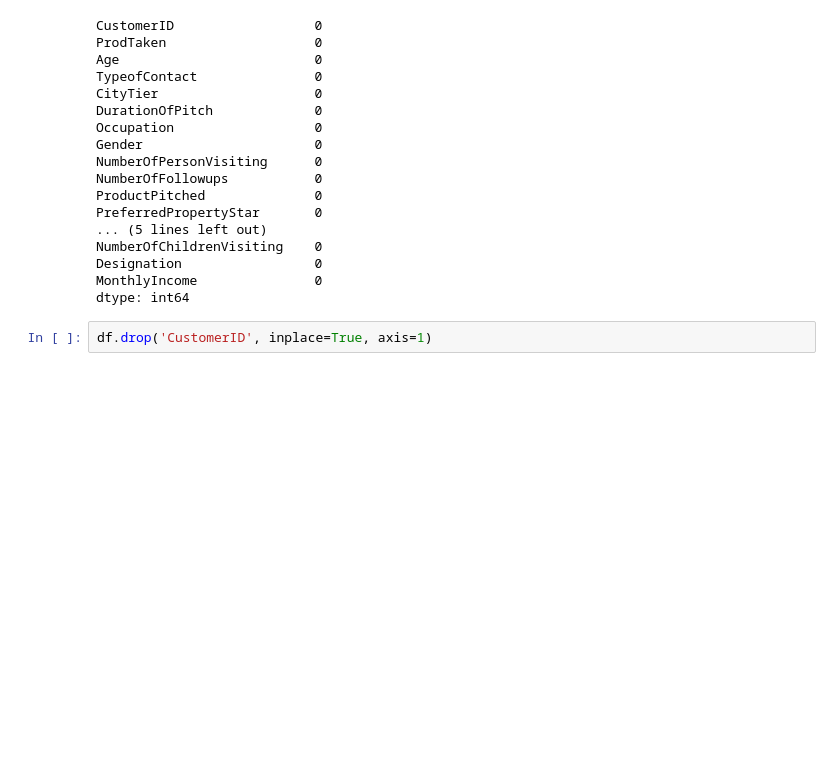
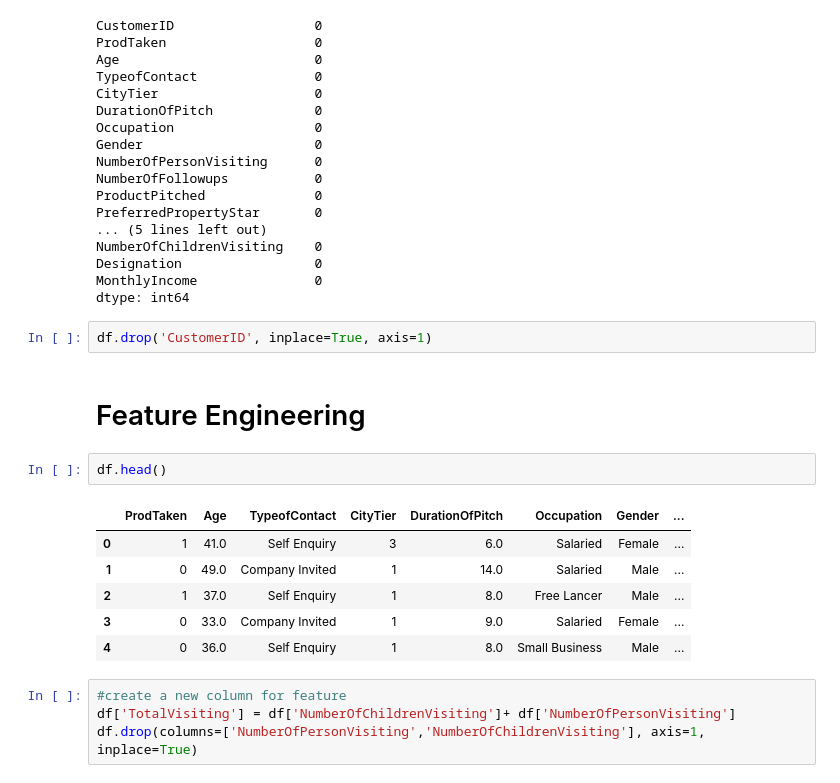
Before and after one commit to niharraju4/Random_Forest-ML-, a Jupyter notebook: holiday_package.ipynb, the cells around one changed output. Drawn from its saved outputs; the diff is of its cells as text; blank space fills up the shorter version.

```diff
--- a/holiday_package.ipynb
+++ b/holiday_package.ipynb
@@ -294,3 +294,18 @@ MonthlyIncome               0
 dtype: int64
 # %%
 df.drop('CustomerID', inplace=True, axis=1)
+# %% [markdown]
+# Feature Engineering
+# %%
+df.head()
+# %% [output]
+|  | ProdTaken | Age | TypeofContact | CityTier | DurationOfPitch | Occupation | Gender | ... |
+| 0 | 1 | 41.0 | Self Enquiry | 3 | 6.0 | Salaried | Female | ... |
+| 1 | 0 | 49.0 | Company Invited | 1 | 14.0 | Salaried | Male | ... |
+| 2 | 1 | 37.0 | Self Enquiry | 1 | 8.0 | Free Lancer | Male | ... |
+| 3 | 0 | 33.0 | Company Invited | 1 | 9.0 | Salaried | Female | ... |
+| 4 | 0 | 36.0 | Self Enquiry | 1 | 8.0 | Small Business | Male | ... |
+# %%
+#create a new column for feature
+df['TotalVisiting'] = df['NumberOfChildrenVisiting']+ df['NumberOfPersonVisiting']
+df.drop(columns=['NumberOfPersonVisiting','NumberOfChildrenVisiting'], axis=1, inplace=True)
```
Also changed, not shown: parts of 4 cells of this notebook, 2 other files.
